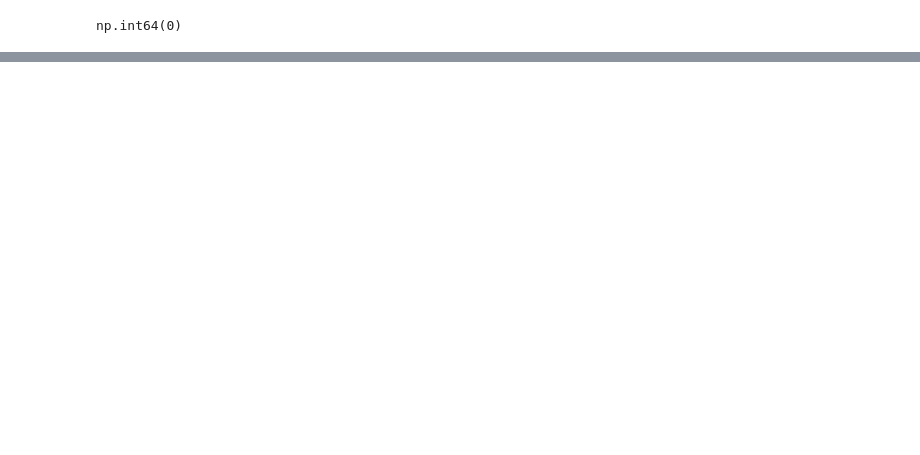
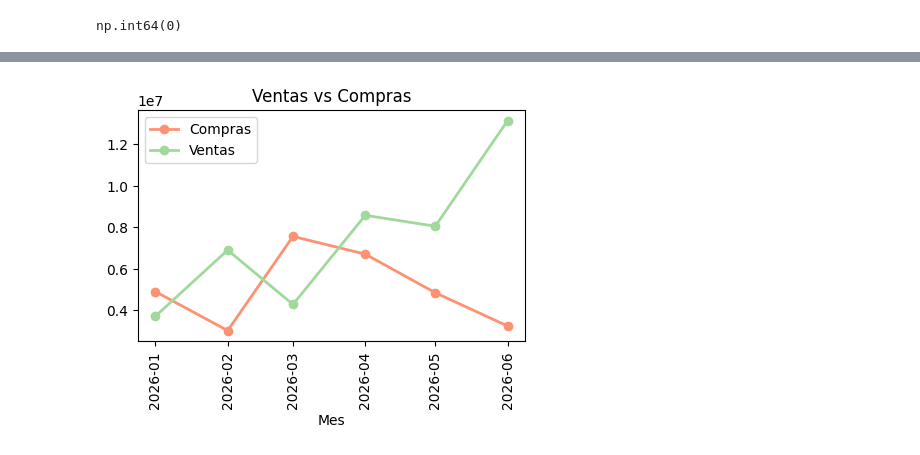
Before and after one commit to joseurquiza88/Data_Analytics, a Jupyter notebook: Contabilidad_Empresa/notebooks/contabilidad_mensual.ipynb, the cells around one changed output, grey strips where cells are left out. Cells and saved outputs as stored; diff of their text form; code cells hidden in the pictures; blank space fills up the shorter version.

```diff
--- a/Contabilidad_Empresa/notebooks/contabilidad_mensual.ipynb
+++ b/Contabilidad_Empresa/notebooks/contabilidad_mensual.ipynb
@@ -332,4 +398,17 @@ df_compras["total"].describe()
 df_ventas["total"].describe()
 # %%
 #Evolucion temproal
-compras_mes = (df_compras.groupby(df_compras["fecha"].dt.to_period("M"))["total"].sum())
+ventas_mes = (df_ventas.set_index("fecha").resample("MS")["total"].sum())
+compras_mes = (df_compras.set_index("fecha").resample("MS")["total"].sum())
+# Plot
+plt.figure(figsize=(5,3))
+plt.plot(compras_mes.index, compras_mes.values, color="#fc9272", linewidth=2,marker="o", label="Compras")
+plt.plot(ventas_mes.index, ventas_mes.values, color="#a1d99b",linewidth=2, marker="o" , label="Ventas")
+plt.title("Ventas vs Compras")
+plt.xlabel("Mes")
+plt.xticks(rotation = 90)
+plt.legend()
+plt.show()
+#Quedo ok con el periodo correcto1
+# %% [output]
+[figure, added]
```
Also changed, not shown: parts of 31 cells of this notebook, 1 other file.
